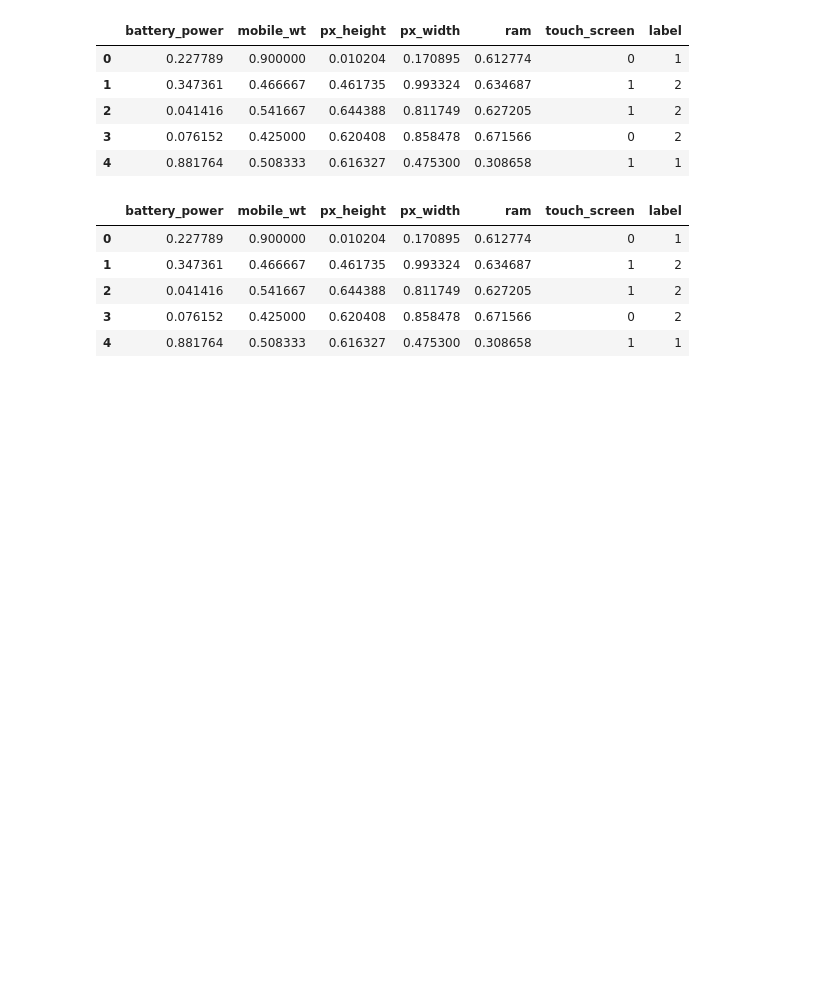
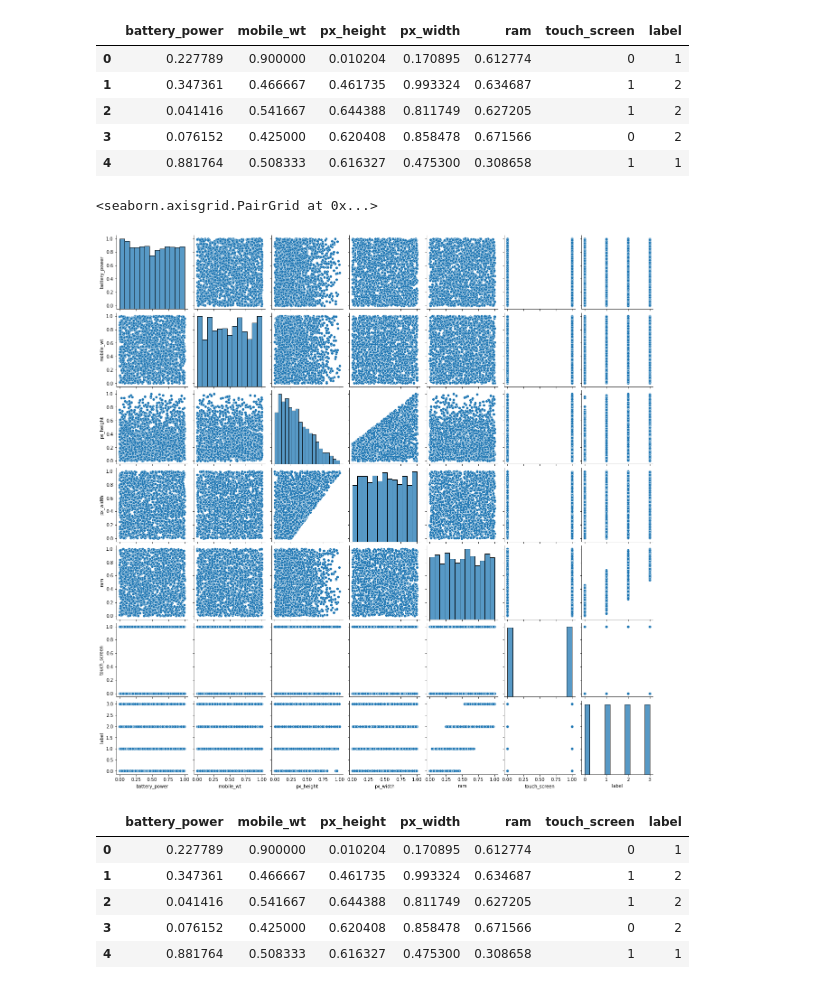
Before and after one commit to chakradhar123/Mobile-Price-Classification, a Jupyter notebook: Model.ipynb, the cells around one changed output. Drawn from its saved outputs; the diff is of its cells as text; code cells hidden in the pictures; blank space fills up the shorter version.

```diff
--- a/Model.ipynb
+++ b/Model.ipynb
@@ -87,6 +88,11 @@ df.head()
 | 4 | 0.881764 | 0.508333 | 0.616327 | 0.475300 | 0.308658 | 1 | 1 |
 # %%
 # df.drop(['blue','dual_sim','four_g','three_g','touch_screen','wifi'],axis=1,inplace=True)
+# %%
+sns.pairplot(df)
+# %% [output]
+<seaborn.axisgrid.PairGrid at 0x...>
+[figure, added]
 # %%
 df.head()
 # %% [output]
```
Also changed, not shown: parts of 9 cells of this notebook, 7 other files.
